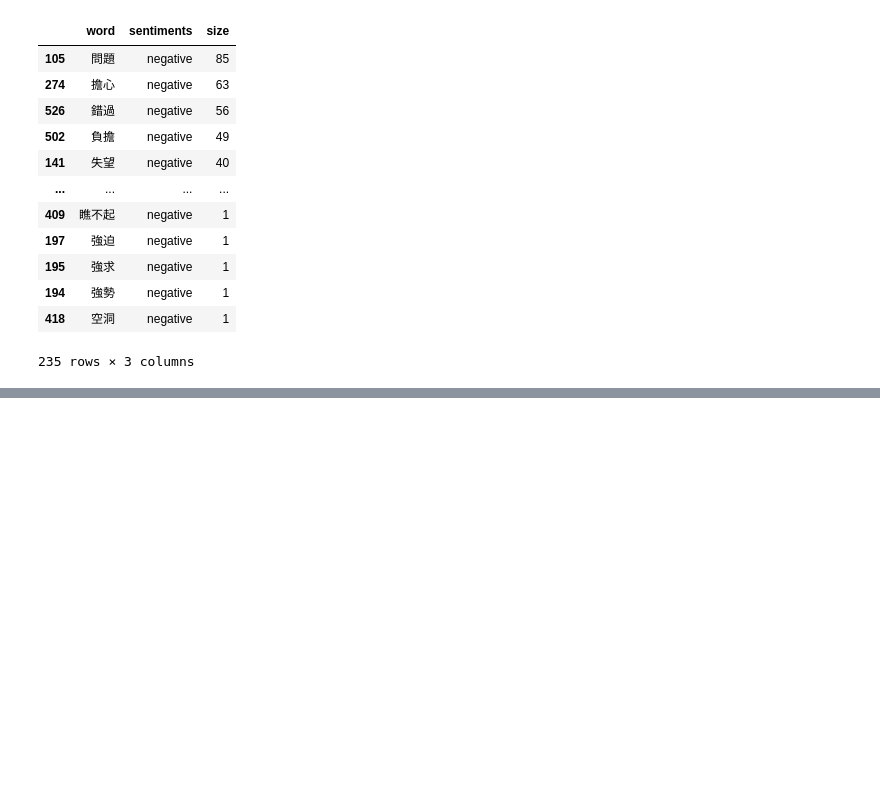
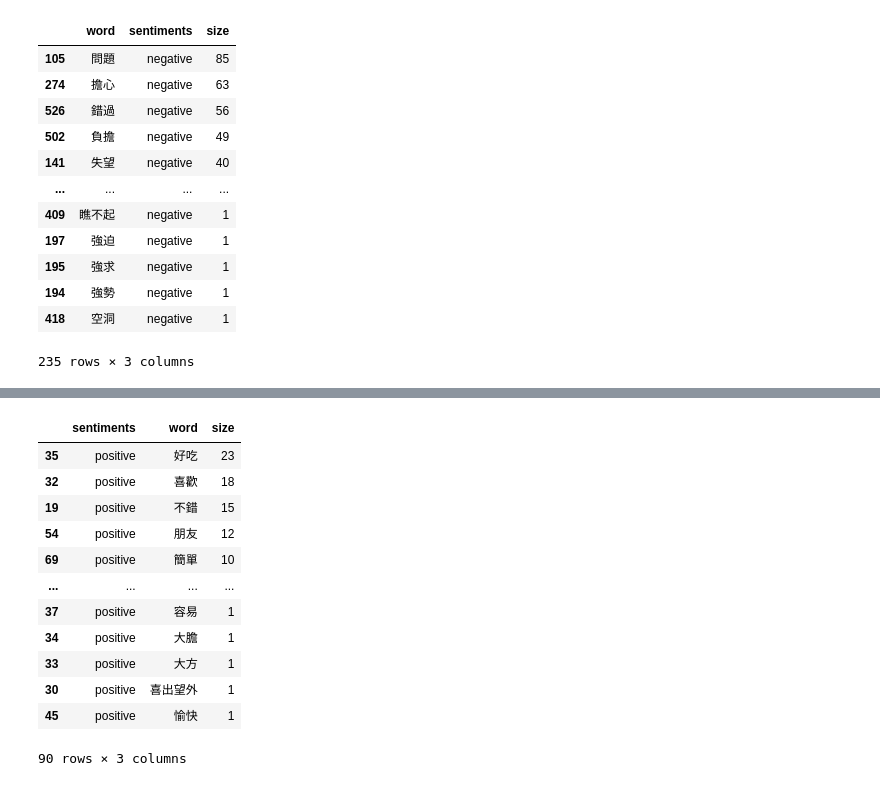
Before and after one commit to Text-Analytics-and-Retrieval/SMA_2023S, a Jupyter notebook: week4_sentiment_analysis/week4_sentiment_zh.ipynb, the cells around one changed output, grey strips where cells are left out. Drawn from its saved outputs; the diff is of its cells as text; code cells hidden in the pictures; blank space fills up the shorter version.

```diff
--- a/week4_sentiment_analysis/week4_sentiment_zh.ipynb
+++ b/week4_sentiment_analysis/week4_sentiment_zh.ipynb
@@ -432 +404,20 @@ word_count_by_date
+# %%
+mask = (ptt_liwc_df.artDate == datetime(2022,11,3)) & (~ptt_liwc_df['sentiments'].isna())
+ptt_df_1103 = ptt_liwc_df.loc[mask, ['artDate','word', 'sentiments']]
+ptt_df_1103_senti = ptt_df_1103.groupby(['sentiments', 'word'], as_index=False).size()
+ptt_df_1103_senti.sort_values('size', ascending=False)
+# %% [output]
+|  | sentiments | word | size |
+| 35 | positive | 好吃 | 23 |
+| 32 | positive | 喜歡 | 18 |
+| 19 | positive | 不錯 | 15 |
+| 54 | positive | 朋友 | 12 |
+| 69 | positive | 簡單 | 10 |
+| ... | ... | ... | ... |
+| 37 | positive | 容易 | 1 |
+| 34 | positive | 大膽 | 1 |
+| 33 | positive | 大方 | 1 |
+| 30 | positive | 喜出望外 | 1 |
+| 45 | positive | 愉快 | 1 |
+90 rows × 3 columns
 # %%
```
Also changed, not shown: parts of 19 cells of this notebook, 2 other files.
